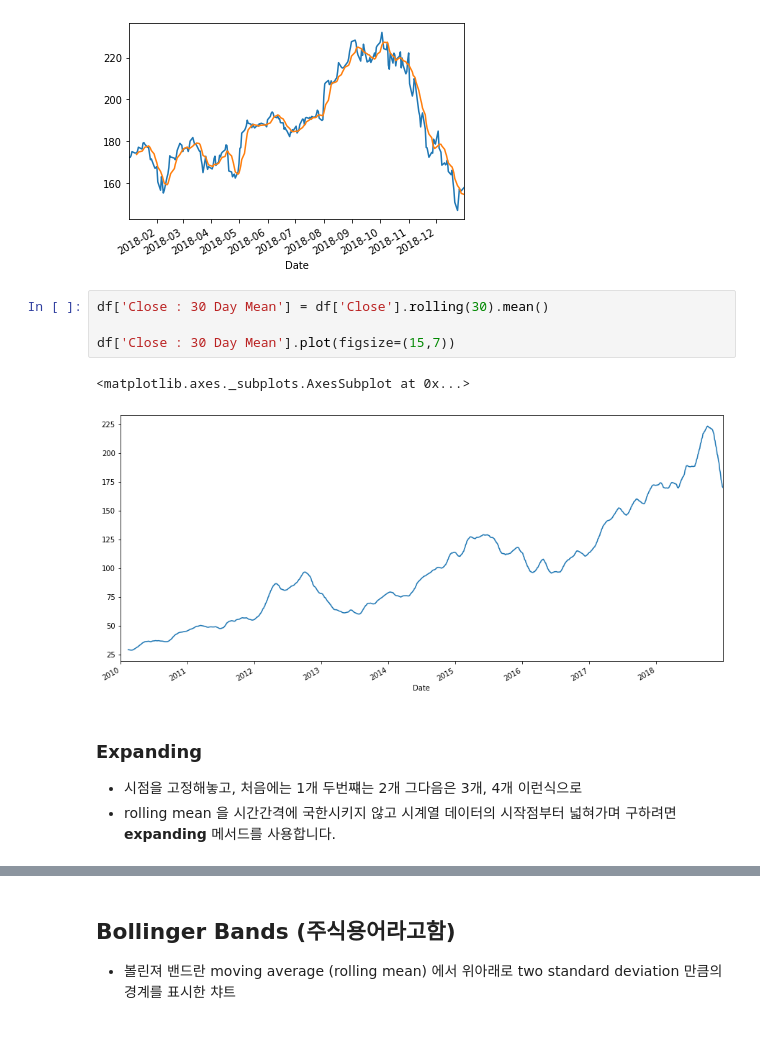
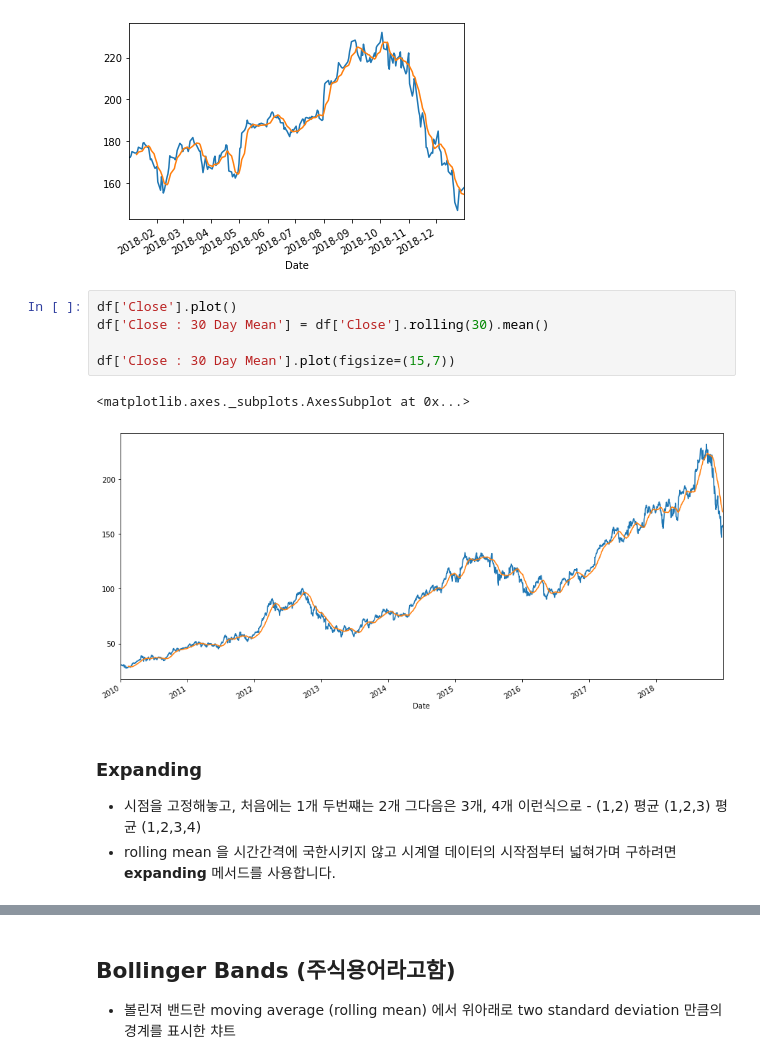
Before and after one commit to SeonminKim1/DS-Notes, a Jupyter notebook: TSA(TimeSeriesAnalysis)/TimeSeries Analysis (1) DateTime,Resampling,Shifts,Rolling,Expanding.ipynb, the cells around one changed output, grey strips where cells are left out. Drawn from its saved outputs; the diff is of its cells as text; blank space fills up the shorter version.

```diff
--- a/TSA(TimeSeriesAnalysis)/TimeSeries Analysis (1) DateTime,Resampling,Shifts,Rolling,Expanding.ipynb
+++ b/TSA(TimeSeriesAnalysis)/TimeSeries Analysis (1) DateTime,Resampling,Shifts,Rolling,Expanding.ipynb
@@ -490,15 +596,16 @@ df['2018'].rolling(window=7).mean()['Close'].plot() # 7일 정도로 보는 것
 <matplotlib.axes._subplots.AxesSubplot at 0x...>
 [figure]
 # %%
+df['Close'].plot()
 df['Close : 30 Day Mean'] = df['Close'].rolling(30).mean()
 
 df['Close : 30 Day Mean'].plot(figsize=(15,7))
 # %% [output]
 <matplotlib.axes._subplots.AxesSubplot at 0x...>
-[figure, old version]
+[figure, new version]
 # %% [markdown]
 ### Expanding
-- 시점을 고정해놓고, 처음에는 1개 두번쨰는 2개 그다음은 3개, 4개 이런식으로
+- 시점을 고정해놓고, 처음에는 1개 두번쨰는 2개 그다음은 3개, 4개 이런식으로 - (1,2) 평균 (1,2,3) 평균 (1,2,3,4)
 - rolling mean 을 시간간격에 국한시키지 않고 시계열 데이터의 시작점부터 넓혀가며 구하려면 **expanding** 메서드를 사용합니다.
 # %%
 # min_periods : 최소 주기 설정
```
Also changed, not shown: parts of 28 cells of this notebook.
